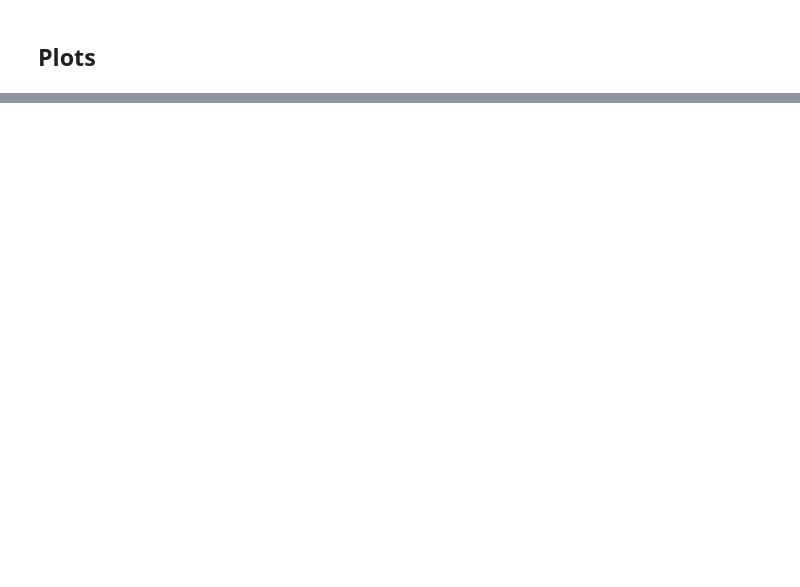
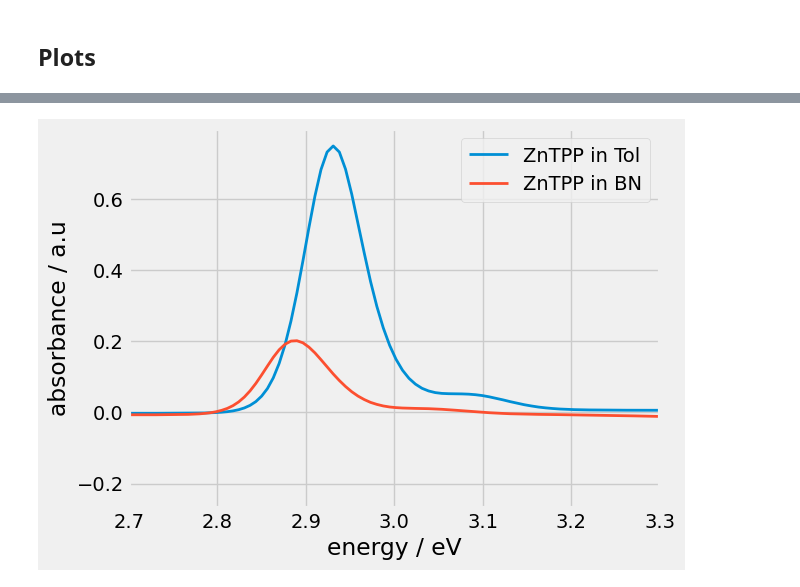
Before and after one commit to LeoausderDose/PPD, a Jupyter notebook: Versuch_TransienteAbsorption/Program/UVVISAbsorp.ipynb, the cells around one changed output, grey strips where cells are left out. Drawn from its saved outputs; the diff is of its cells as text; code cells hidden in the pictures; blank space fills up the shorter version.

```diff
--- a/Versuch_TransienteAbsorption/Program/UVVISAbsorp.ipynb
+++ b/Versuch_TransienteAbsorption/Program/UVVISAbsorp.ipynb
@@ -37,0 +119,21 @@ plt.plot(df)
+# %%
+# ZnTPP different solvent zoom
+breit = 17/2.54
+plt.figure(figsize=(breit, breit/np.sqrt(2)))
+#plt.plot(df['eV'], df.iloc[:,1], marker = None, label = 'Tol')
+plt.plot(df['eV'], df.iloc[:,3], marker = None, label = 'ZnTPP in Tol')
+plt.plot(df['eV'], df.iloc[:,7], marker = None, label = 'ZnTPP in BN')
+
+
+plt.xlabel('energy / eV')
+plt.ylabel('absorbance / a.u')
+plt.legend()
+
+plt.xlim(2.7,3.3)
+
+plt.tight_layout()
+
+
+plt.show()
+# %% [output]
+[figure, added]
```
Also changed, not shown: parts of 20 cells of this notebook, 2 other files.
